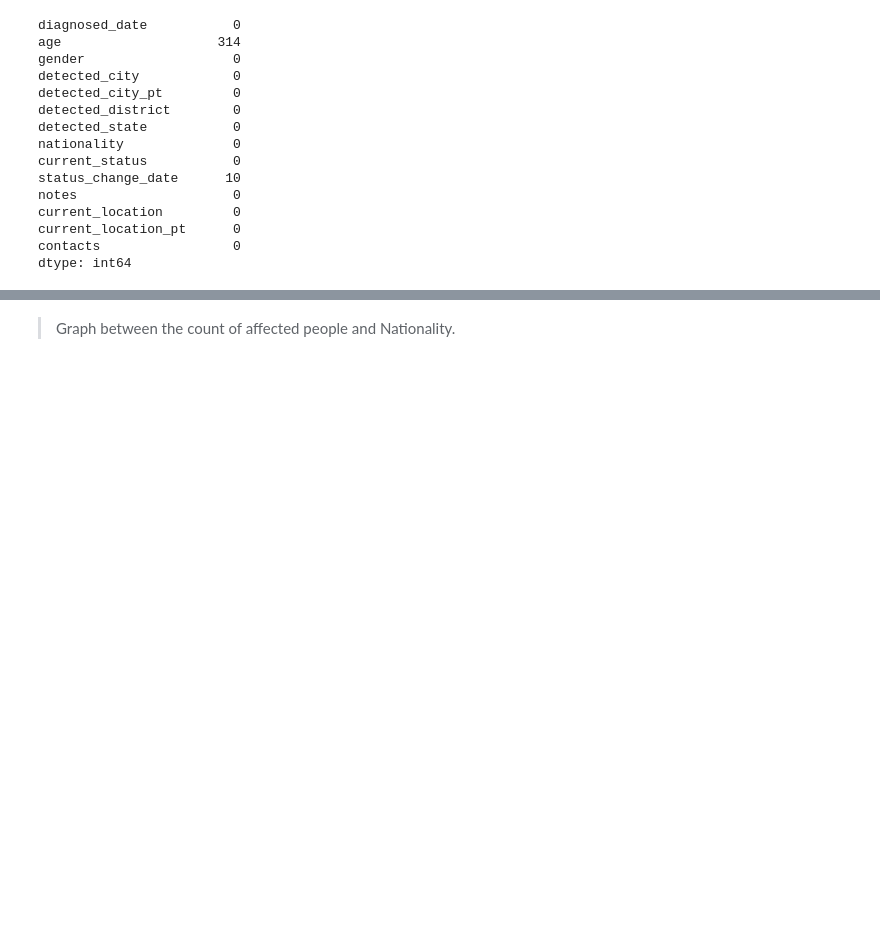
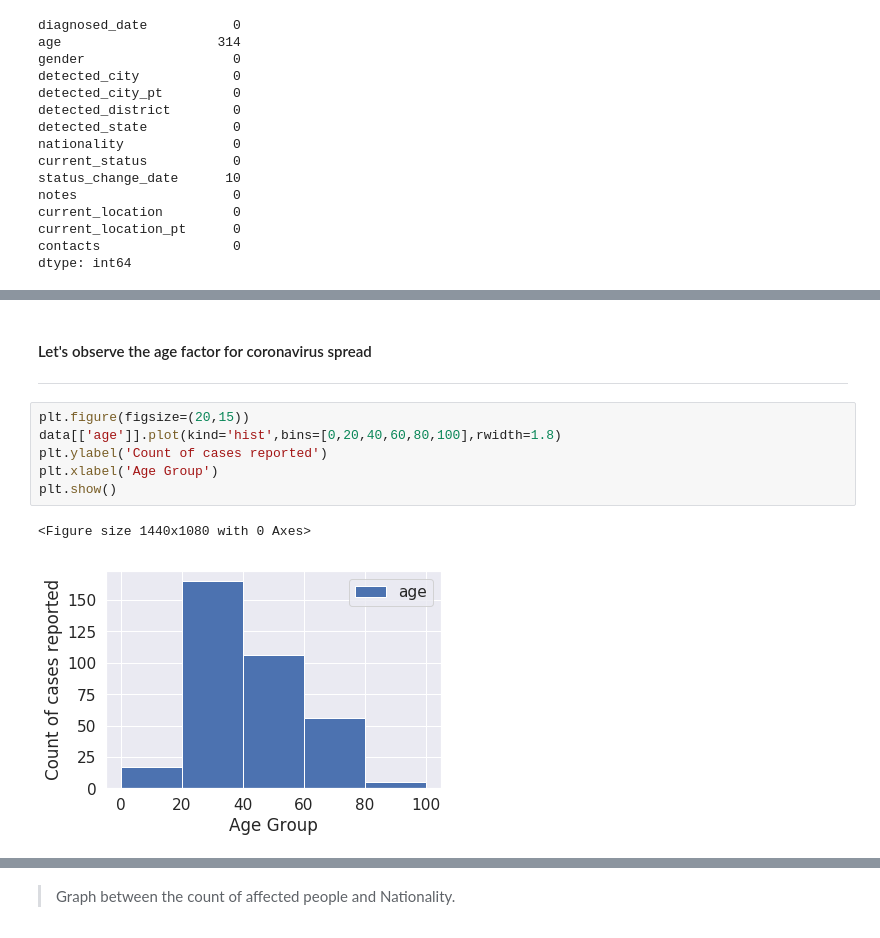
Before and after one commit to samacker77/COVID19-India-Analysis, a Jupyter notebook: src/notebook.ipynb, the cells around one changed output, grey strips where cells are left out. Drawn from its saved outputs; the diff is of its cells as text; blank space fills up the shorter version.

```diff
--- a/src/notebook.ipynb
+++ b/src/notebook.ipynb
@@ -223,0 +278,12 @@ dtype: int64
+# %% [markdown]
+#### Let's observe the age factor for coronavirus spread
+---
+# %%
+plt.figure(figsize=(20,15))
+data[['age']].plot(kind='hist',bins=[0,20,40,60,80,100],rwidth=1.8)
+plt.ylabel('Count of cases reported')
+plt.xlabel('Age Group')
+plt.show()
+# %% [output]
+<Figure size 1440x1080 with 0 Axes>
+[figure, added]
```
Also changed, not shown: parts of 8 cells of this notebook.
